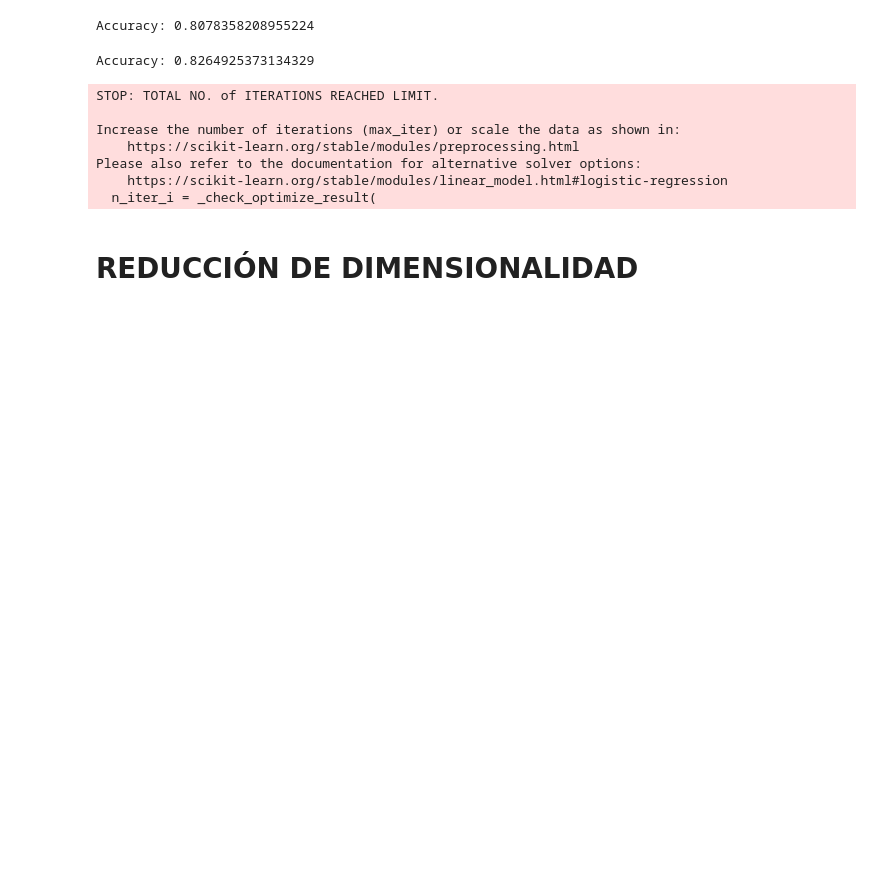
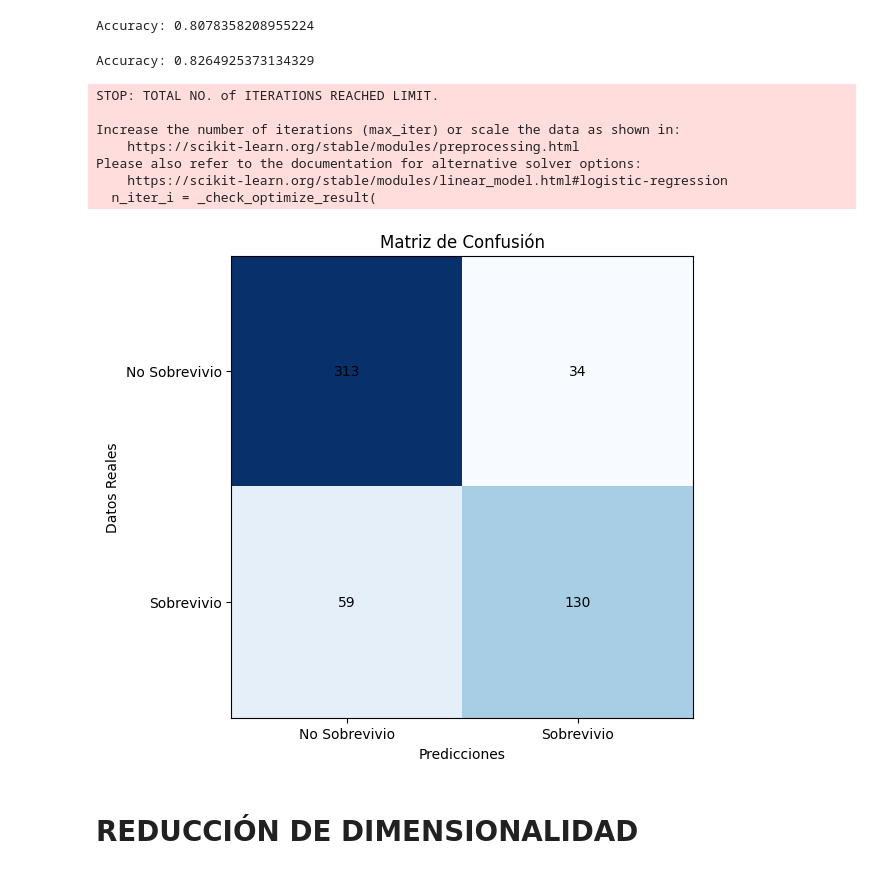
Before and after one commit to Daylon7/DS-Homeworks, a Jupyter notebook: titanic_DaylonRamirez.ipynb, the cells around one changed output. Saved outputs shown, nothing was run; the diff lists cells and outputs as text; code cells hidden in the pictures; blank space fills up the shorter version.

```diff
--- a/titanic_DaylonRamirez.ipynb
+++ b/titanic_DaylonRamirez.ipynb
@@ -749,6 +749,38 @@ Increase the number of iterations (max_iter) or scale the data as shown in:
 Please also refer to the documentation for alternative solver options:
     https://scikit-learn.org/stable/modules/linear_model.html#logistic-regression
   n_iter_i = _check_optimize_result(
+# %%
+import numpy as np
+import matplotlib.pyplot as plt
+from sklearn.metrics import confusion_matrix
+
+# Crear matriz de confusión
+cm = confusion_matrix(y, y_pred)
+
+# Etiquetas para la matriz de confusión
+labels = ['No Sobrevivio', 'Sobrevivio']
+
+# Crear figura y eje
+fig, ax = plt.subplots(figsize=(8, 6))
+
+# Mostrar matriz de confusión
+ax.imshow(cm, interpolation='nearest', cmap='Blues')
+ax.set_title('Matriz de Confusión')
+ax.set_xlabel('Predicciones')
+ax.set_ylabel('Datos Reales')
+ax.set_xticks(np.arange(len(labels)))
+ax.set_yticks(np.arange(len(labels)))
+ax.set_xticklabels(labels)
+ax.set_yticklabels(labels)
+
+# Mostrar valores en la matriz
+for i in range(cm.shape[0]):
+    for j in range(cm.shape[1]):
+        ax.text(j, i, cm[i, j], ha='center', va='center', color='black')
+
+plt.show()
+# %% [output]
+[figure, added]
 # %% [markdown]
 # REDUCCIÓN DE DIMENSIONALIDAD
 # %%
```
